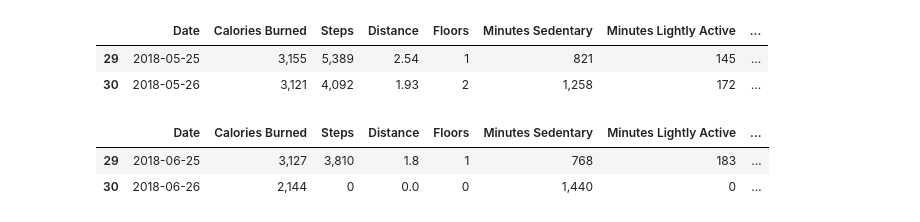
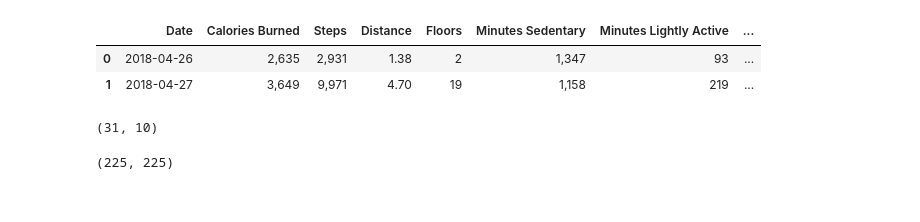
Before and after one commit to CameronGTaylor/time_series_project, a Jupyter notebook: time_series_project.ipynb, the cells around one changed output. Drawn from its saved outputs; the diff is of its cells as text; code cells hidden in the pictures.

```diff
--- a/time_series_project.ipynb
+++ b/time_series_project.ipynb
@@ -4,9 +8,13 @@ import numpy as np
 # %%
 infile = '2018-04-26_through_2018-05-26.csv'
 
 df = pd.read_csv(infile, skiprows = 35, nrows=31)
-df.tail(2)
+df.head(2)
 # %% [output]
 |  | Date | Calories Burned | Steps | Distance | Floors | Minutes Sedentary | Minutes Lightly Active | ... |
-| 29 | 2018-05-25 | 3,155 | 5,389 | 2.54 | 1 | 821 | 145 | ... |
-| 30 | 2018-05-26 | 3,121 | 4,092 | 1.93 | 2 | 1,258 | 172 | ... |
+| 0 | 2018-04-26 | 2,635 | 2,931 | 1.38 | 2 | 1,347 | 93 | ... |
+| 1 | 2018-04-27 | 3,649 | 9,971 | 4.70 | 19 | 1,158 | 219 | ... |
+# %%
+print(df.shape)
+# %% [output]
+(31, 10)
@@ -13,9 +33,5 @@ df.tail(2)
 # %%
-infile = '2018-05-27_through_2018-06-26.csv'
+# infile = infiles[0]
 
-df2 = pd.read_csv(infile, skiprows = 35, nrows=31)
-df2.tail(2)
+# df2 = pd.read_csv(infile, skiprows = 35, nrows=31)
+# df = df.append(df2)
-# %% [output]
-|  | Date | Calories Burned | Steps | Distance | Floors | Minutes Sedentary | Minutes Lightly Active | ... |
-| 29 | 2018-06-25 | 3,127 | 3,810 | 1.8 | 1 | 768 | 183 | ... |
-| 30 | 2018-06-26 | 2,144 | 0 | 0.0 | 0 | 1,440 | 0 | ... |
@@ -27,0 +72,14 @@ dddd
+# %%
+for file in infiles:
+    if file == infiles[2]:
+        data = pd.read_csv(file, skiprows = 34, nrows=30)
+        df = df.append(data)
+    elif file == infiles[6]:
+        data = pd.read_csv(file, skiprows = 35, nrows=9)
+        df = df.append(data)
+    else:
+        data = pd.read_csv(file, skiprows = 35, nrows=31)
+        df = df.append(data)
+df.shape[0], len(infiles) * 31 + 8
+# %% [output]
+(225, 225)
```
Also changed, not shown: parts of 18 cells of this notebook.
